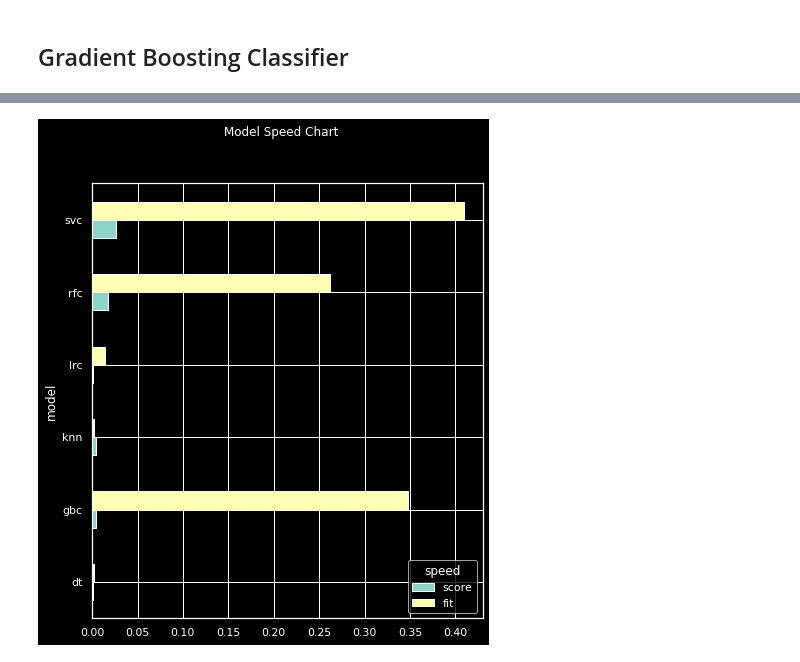
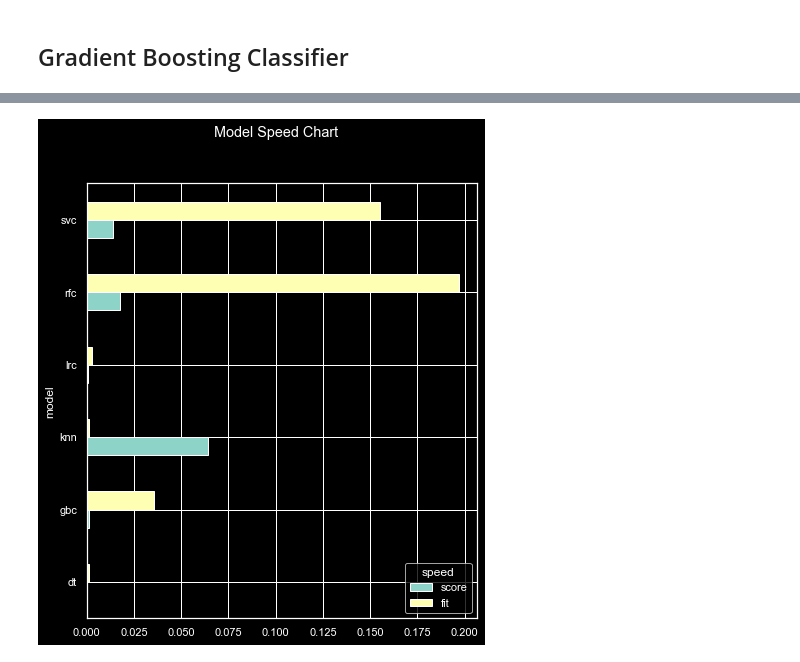
Before and after one commit to KalikaKay/Thinkful-Notebooks, a Jupyter notebook: Supervised_Learning_Model_Selection.ipynb, the cells around one changed output, grey strips where cells are left out. Saved outputs shown, nothing was run; the diff lists cells and outputs as text; code cells hidden in the pictures.

Commit message:
Updated model prediction
Updated Model Prediction

```diff
--- a/Supervised_Learning_Model_Selection.ipynb
+++ b/Supervised_Learning_Model_Selection.ipynb
@@ -878,0 +1404,7 @@ weighted avg       0.62      0.71      0.61      1407
+# %%
+#resultl report assignment.
+gbcGs.fit(KX_train, ky_train)
+#Prediction on the holdout model.
+gbcP = gbcGs.predict(KX_test)
+#Classification report
+print(classification_report(ky_test, gbcP, target_names=target_names))
@@ -878,0 +1424,3 @@ weighted avg       0.62      0.71      0.61      1407
+# %%
+#Update the results table
+results = results.append(getBest(sgbc, sskb, gbcGs.cv_results_, gbcGs.best_index_))
@@ -878,0 +1431,7 @@ weighted avg       0.62      0.71      0.61      1407
+# %%
+#resultl report assignment.
+gbcGs.fit(PX_train, py_train)
+#Prediction on the holdout model.
+gbcP = gbcGs.predict(PX_test)
+#Classification report
+print(classification_report(py_test, gbcP, target_names=target_names))
@@ -878,0 +1451,3 @@ weighted avg       0.62      0.71      0.61      1407
+# %%
+#Update the results table
+results = results.append(getBest(sgbc, spca, gbcGs.cv_results_, gbcGs.best_index_))
@@ -879,10 +1462,8 @@ weighted avg       0.62      0.71      0.61      1407
 # %%
-#A bar graph representing the process times.
-plt.style.use(['dark_background'])
-timecol = ['model', 'mean_score_time', 'mean_fit_time']
-results[timecol].groupby(by='model').min().plot.barh(figsize=(7,8))
+graph = results[(results['mean_score_time'] != 0) & (results['mean_fit_time'] !=0) & (results['rank_test_score'] == 1)]
+graph[timecol].groupby(by='model').min().plot.barh(figsize=(7,8))
 plt.suptitle('Model Speed Chart', color='w')
 plt.legend(['score', 'fit'], loc='lower right', title='speed')
 plt.show()
 # %% [output]
-[figure, old version]
+[figure, new version]
```
Also changed, not shown: parts of 165 cells of this notebook.
